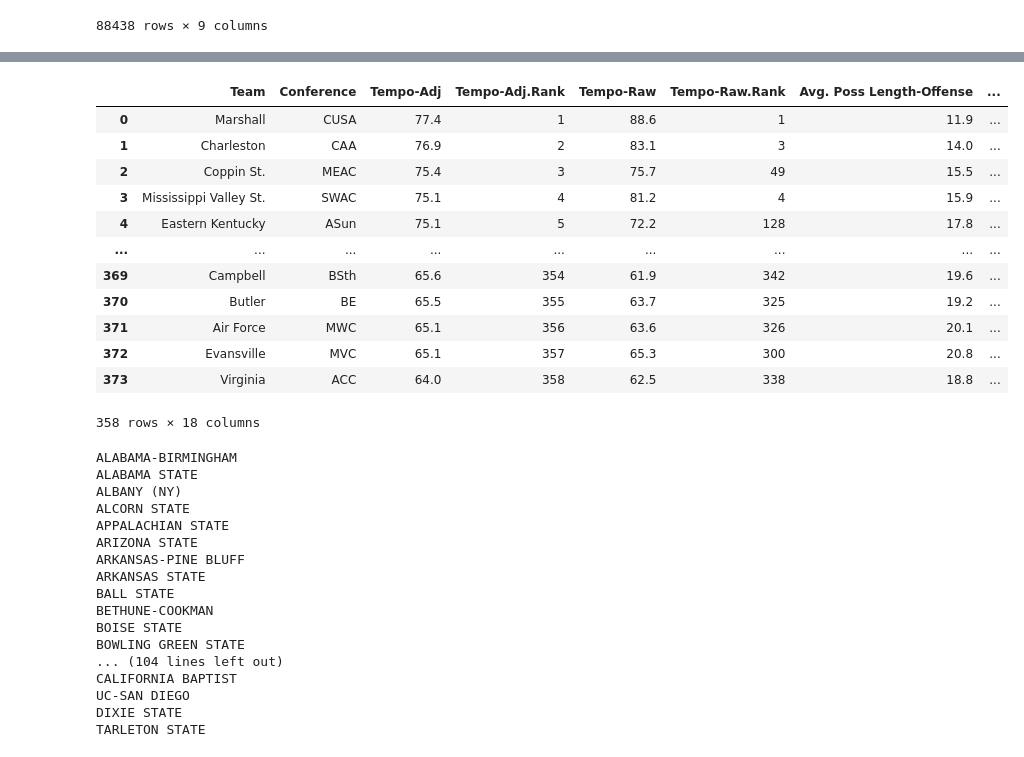
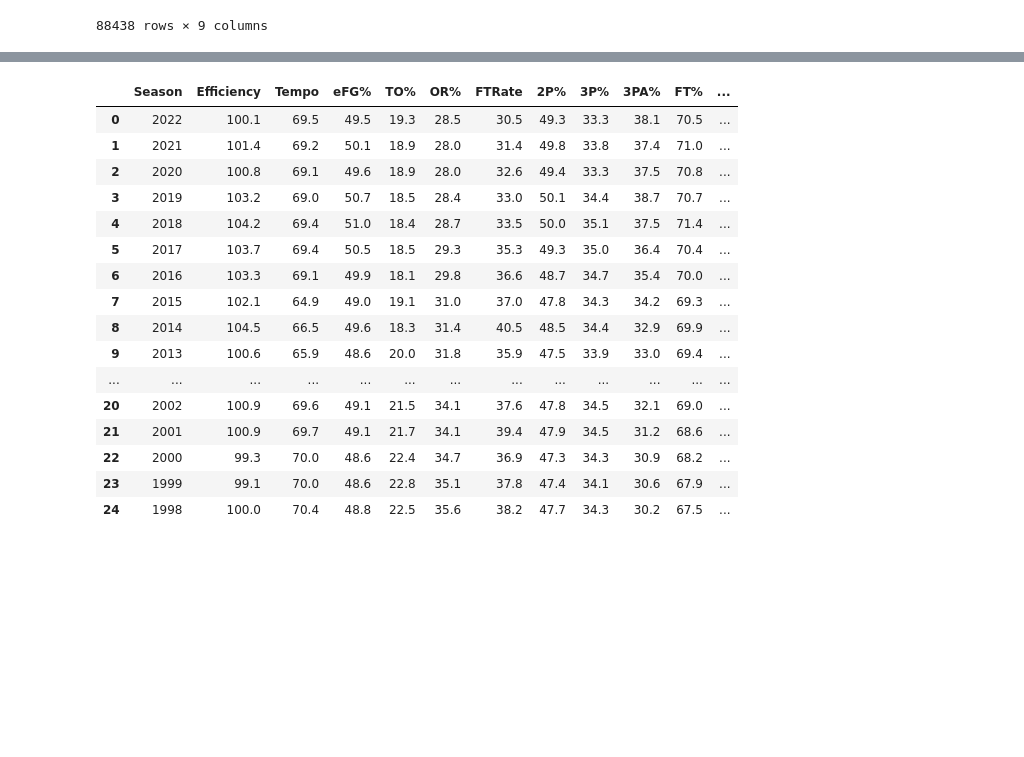
Before and after one commit to fmathews11/College_basketball, a Jupyter notebook: College_BB_Data_Pipeline.ipynb, the cells around one changed output, grey strips where cells are left out. Cells and saved outputs as stored; diff of their text form; code cells hidden in the pictures; blank space fills up the shorter version.

```diff
--- a/College_BB_Data_Pipeline.ipynb
+++ b/College_BB_Data_Pipeline.ipynb
@@ -774,0 +808,16 @@ browser = login("fmathews@gmail.com", 'passwordd1')
+# %%
+browser = login("xxx", 'xxx')
+kp_df = kp.get_fourfactors(browser,2022)
+kp_df = kp_df.loc[:,kp_df.columns[~kp_df.columns.str.contains('rank',case = False)]]
+
+missing = []
+for i in ml_df_l3.team.str.replace("State",'St.').unique().tolist():
+    if i not in kp_df.Team.unique().tolist():
+        missing.append(i)
+in_kp = ['Loyola Chicago','Louisiana Monroe','North Carolina','Miami FL','Connecticut','Charleston','UAB','Albany','St. Francis NY',
+        'Prairie View A&M','Savannah St.','Nebraska Omaha','Maryland Eastern Shore','UT Arlington','Loyola MD','N.C. State','Pittsburgh','The Citadel',
+        'Grambling St.',"St. John's",'UC Irvine','Cal Baptist','Bowling Green','Bethune Cookman','Gardner Webb','FIU','UT Rio Grande Valley','St. Francis PA',
+        'UC Riverside','Purdue Fort Wayne','Massachusetts','UC Davis','Miami OH','Texas A&M Corpus Chris','Arkansas Pine Bluff','UC San Diego']
+
+kp_df['Team'] = kp_df.Team.replace(dict(zip(in_kp,missing)))
+kp_df
@@ -775,40 +838,21 @@ browser = login("fmathews@gmail.com", 'passwordd1')
 # %%
-import kenpompy.summary as kp
-kp_df = kp.get_efficiency(browser,2022)
-kp_df
+import kenpompy.misc as kp
+kp.get_trends(browser).head(25)
 # %% [output]
-|  | Team | Conference | Tempo-Adj | Tempo-Adj.Rank | Tempo-Raw | Tempo-Raw.Rank | Avg. Poss Length-Offense | ... |
-| 0 | Marshall | CUSA | 77.4 | 1 | 88.6 | 1 | 11.9 | ... |
-| 1 | Charleston | CAA | 76.9 | 2 | 83.1 | 3 | 14.0 | ... |
-| 2 | Coppin St. | MEAC | 75.4 | 3 | 75.7 | 49 | 15.5 | ... |
-| 3 | Mississippi Valley St. | SWAC | 75.1 | 4 | 81.2 | 4 | 15.9 | ... |
-| 4 | Eastern Kentucky | ASun | 75.1 | 5 | 72.2 | 128 | 17.8 | ... |
-| ... | ... | ... | ... | ... | ... | ... | ... | ... |
-| 369 | Campbell | BSth | 65.6 | 354 | 61.9 | 342 | 19.6 | ... |
-| 370 | Butler | BE | 65.5 | 355 | 63.7 | 325 | 19.2 | ... |
-| 371 | Air Force | MWC | 65.1 | 356 | 63.6 | 326 | 20.1 | ... |
-| 372 | Evansville | MVC | 65.1 | 357 | 65.3 | 300 | 20.8 | ... |
-| 373 | Virginia | ACC | 64.0 | 358 | 62.5 | 338 | 18.8 | ... |
+|  | Season | Efficiency | Tempo | eFG% | TO% | OR% | FTRate | 2P% | 3P% | 3PA% | FT% | ... |
+| 0 | 2022 | 100.1 | 69.5 | 49.5 | 19.3 | 28.5 | 30.5 | 49.3 | 33.3 | 38.1 | 70.5 | ... |
+| 1 | 2021 | 101.4 | 69.2 | 50.1 | 18.9 | 28.0 | 31.4 | 49.8 | 33.8 | 37.4 | 71.0 | ... |
+| 2 | 2020 | 100.8 | 69.1 | 49.6 | 18.9 | 28.0 | 32.6 | 49.4 | 33.3 | 37.5 | 70.8 | ... |
+| 3 | 2019 | 103.2 | 69.0 | 50.7 | 18.5 | 28.4 | 33.0 | 50.1 | 34.4 | 38.7 | 70.7 | ... |
+| 4 | 2018 | 104.2 | 69.4 | 51.0 | 18.4 | 28.7 | 33.5 | 50.0 | 35.1 | 37.5 | 71.4 | ... |
+| 5 | 2017 | 103.7 | 69.4 | 50.5 | 18.5 | 29.3 | 35.3 | 49.3 | 35.0 | 36.4 | 70.4 | ... |
+| 6 | 2016 | 103.3 | 69.1 | 49.9 | 18.1 | 29.8 | 36.6 | 48.7 | 34.7 | 35.4 | 70.0 | ... |
+| 7 | 2015 | 102.1 | 64.9 | 49.0 | 19.1 | 31.0 | 37.0 | 47.8 | 34.3 | 34.2 | 69.3 | ... |
+| 8 | 2014 | 104.5 | 66.5 | 49.6 | 18.3 | 31.4 | 40.5 | 48.5 | 34.4 | 32.9 | 69.9 | ... |
+| 9 | 2013 | 100.6 | 65.9 | 48.6 | 20.0 | 31.8 | 35.9 | 47.5 | 33.9 | 33.0 | 69.4 | ... |
+| ... | ... | ... | ... | ... | ... | ... | ... | ... | ... | ... | ... | ... |
+| 20 | 2002 | 100.9 | 69.6 | 49.1 | 21.5 | 34.1 | 37.6 | 47.8 | 34.5 | 32.1 | 69.0 | ... |
+| 21 | 2001 | 100.9 | 69.7 | 49.1 | 21.7 | 34.1 | 39.4 | 47.9 | 34.5 | 31.2 | 68.6 | ... |
+| 22 | 2000 | 99.3 | 70.0 | 48.6 | 22.4 | 34.7 | 36.9 | 47.3 | 34.3 | 30.9 | 68.2 | ... |
+| 23 | 1999 | 99.1 | 70.0 | 48.6 | 22.8 | 35.1 | 37.8 | 47.4 | 34.1 | 30.6 | 67.9 | ... |
+| 24 | 1998 | 100.0 | 70.4 | 48.8 | 22.5 | 35.6 | 38.2 | 47.7 | 34.3 | 30.2 | 67.5 | ... |
-358 rows × 18 columns
-# %%
-for i in df_agg.name.str.upper().unique().tolist():
-    if i not in kp_df.Team.str.upper().unique().tolist():
-        print(i)
-# %% [output]
-ALABAMA-BIRMINGHAM
-ALABAMA STATE
-ALBANY (NY)
-ALCORN STATE
-APPALACHIAN STATE
-ARIZONA STATE
-ARKANSAS-PINE BLUFF
-ARKANSAS STATE
-BALL STATE
-BETHUNE-COOKMAN
-BOISE STATE
-BOWLING GREEN STATE
-... (104 lines left out)
-CALIFORNIA BAPTIST
-UC-SAN DIEGO
-DIXIE STATE
-TARLETON STATE
```
Also changed, not shown: parts of 12 cells of this notebook.
